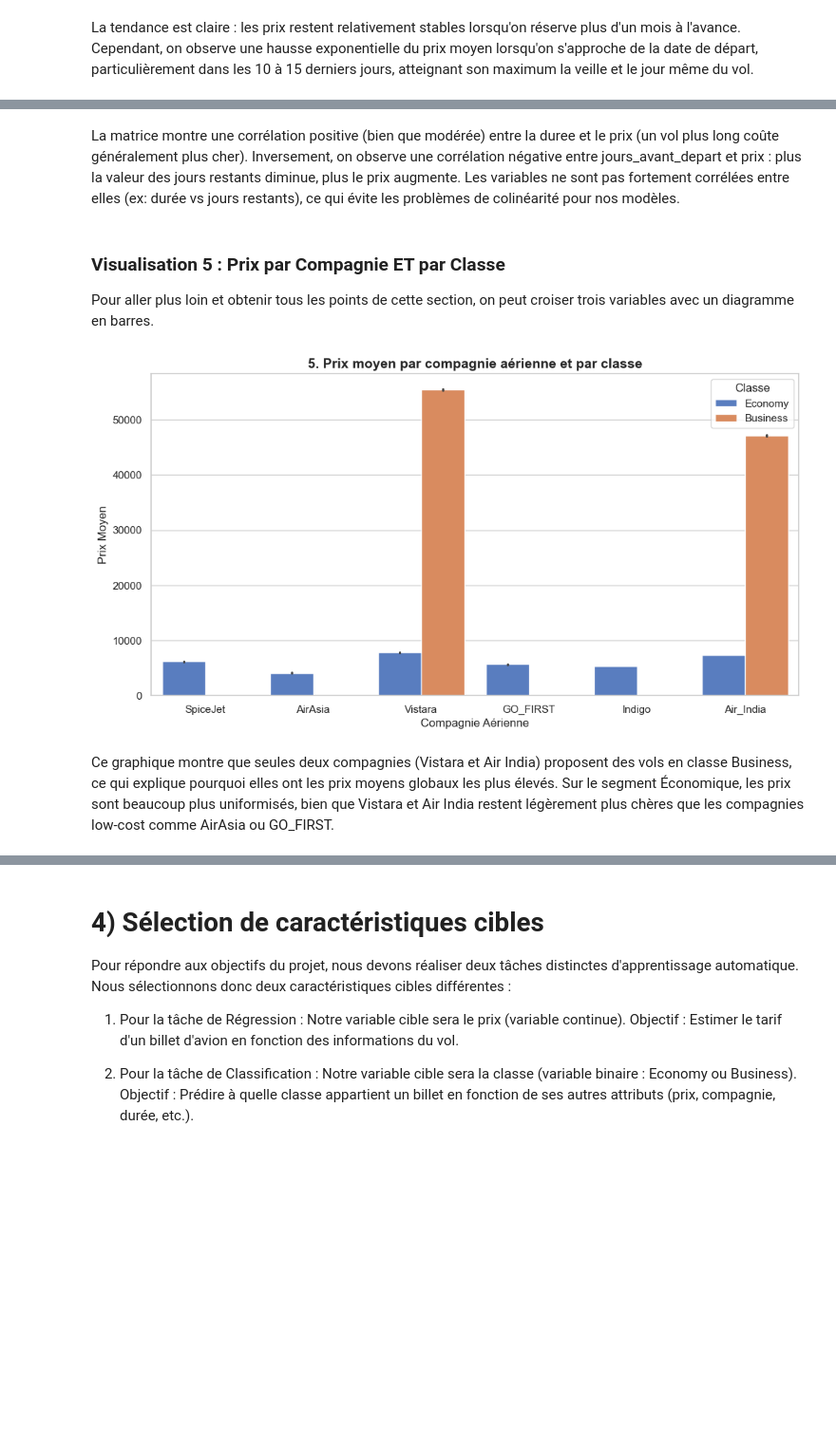
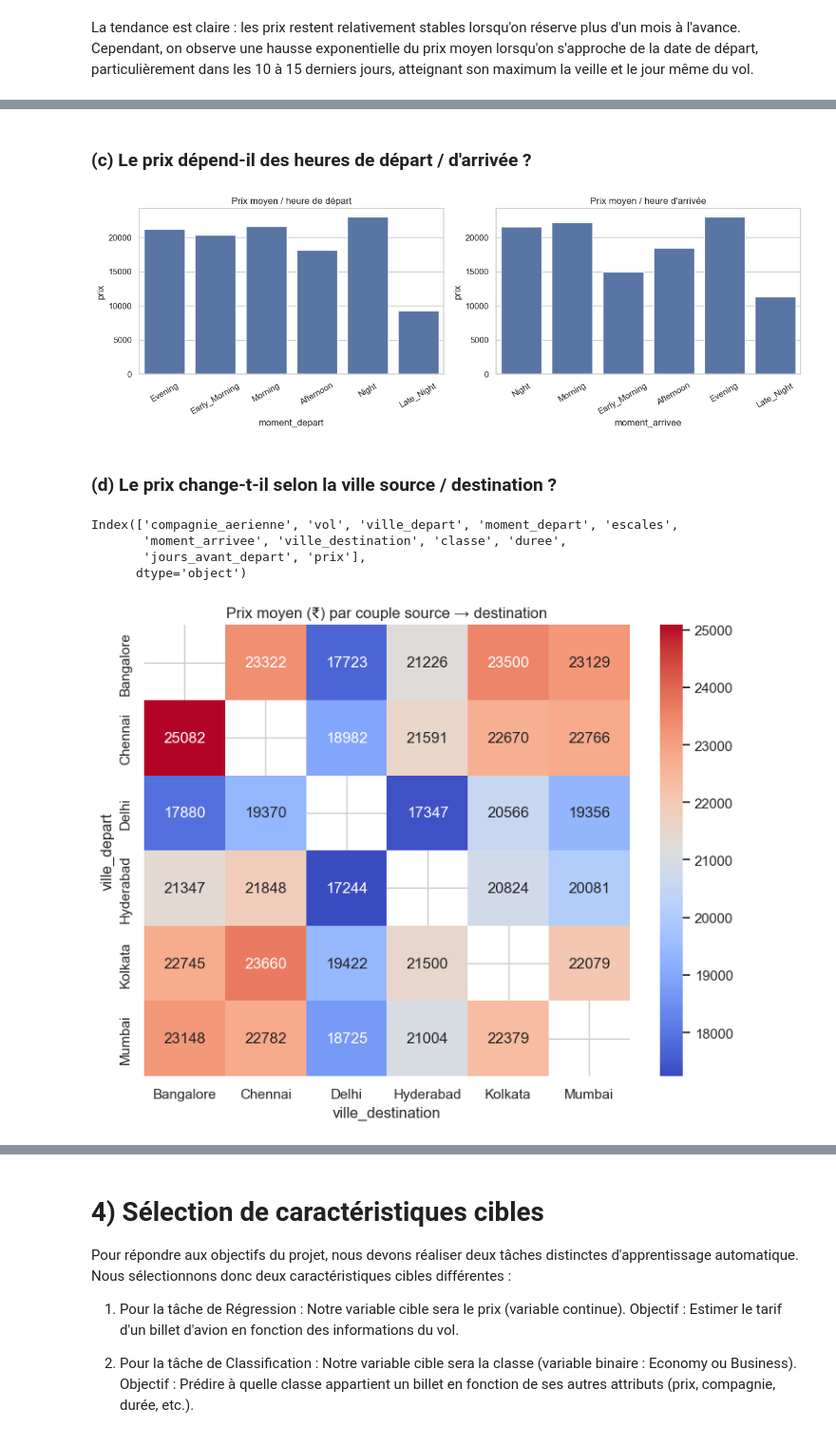
Before and after one commit to eliotthbn/fondement_ia, a Jupyter notebook: Projet.ipynb, the cells around one changed output, grey strips where cells are left out. Shown at 95% size. Drawn from its saved outputs; the diff is of its cells as text; code cells hidden in the pictures; blank space fills up the shorter version.

Commit message:
Changement etape 3

```diff
--- a/Projet.ipynb
+++ b/Projet.ipynb
@@ -281,17 +294,29 @@ plt.show()
-# %% [markdown]
-La matrice montre une corrélation positive (bien que modérée) entre la duree et le prix (un vol plus long coûte généralement plus cher). Inversement, on observe une corrélation négative entre jours_avant_depart et prix : plus la valeur des jours restants diminue, plus le prix augmente. Les variables ne sont pas fortement corrélées entre elles (ex: durée vs jours restants), ce qui évite les problèmes de colinéarité pour nos modèles.
-# %% [markdown]
-### Visualisation 5 : Prix par Compagnie ET par Classe
-Pour aller plus loin et obtenir tous les points de cette section, on peut croiser trois variables avec un diagramme en barres.
-# %%
-plt.figure(figsize=(12, 6))
-sns.barplot(x='compagnie_aerienne', y='prix', hue='classe', data=donnees_vols, palette='muted')
-plt.title('5. Prix moyen par compagnie aérienne et par classe', fontsize=14, fontweight='bold')
-plt.xlabel('Compagnie Aérienne', fontsize=12)
-plt.ylabel('Prix Moyen', fontsize=12)
-plt.legend(title='Classe')
-plt.show()
-# %% [output]
-[figure, removed]
-# %% [markdown]
-Ce graphique montre que seules deux compagnies (Vistara et Air India) proposent des vols en classe Business, ce qui explique pourquoi elles ont les prix moyens globaux les plus élevés. Sur le segment Économique, les prix sont beaucoup plus uniformisés, bien que Vistara et Air India restent légèrement plus chères que les compagnies low-cost comme AirAsia ou GO_FIRST.
+# %% [markdown]
+### (c) Le prix dépend-il des heures de départ / d'arrivée ?
+# %%
+fig, ax = plt.subplots(1, 2, figsize=(13,4.5))
+sns.barplot(data=donnees_vols, x='moment_depart', y='prix', ax=ax[0], errorbar=None)
+ax[0].set_title("Prix moyen / heure de départ"); ax[0].tick_params(axis='x', rotation=30)
+sns.barplot(data=donnees_vols, x='moment_arrivee', y='prix', ax=ax[1], errorbar=None)
+ax[1].set_title("Prix moyen / heure d'arrivée"); ax[1].tick_params(axis='x', rotation=30)
+plt.tight_layout(); plt.show()
+# %% [output]
+[figure, added]
+# %% [markdown]
+### (d) Le prix change-t-il selon la ville source / destination ?
+# %%
+print(donnees_vols.columns)
+# %% [output]
+Index(['compagnie_aerienne', 'vol', 'ville_depart', 'moment_depart', 'escales',
+       'moment_arrivee', 'ville_destination', 'classe', 'duree',
+       'jours_avant_depart', 'prix'],
+      dtype='object')
+# %%
+pvt = donnees_vols.pivot_table(index='ville_depart', columns='ville_destination',
+                     values='prix', aggfunc='mean')
+plt.figure(figsize=(7.5,6))
+sns.heatmap(pvt, annot=True, fmt=".0f", cmap="coolwarm")
+plt.title("Prix moyen (₹) par couple source → destination")
+plt.tight_layout(); plt.show()
+# %% [output]
+[figure, added]
```
Also changed, not shown: parts of 18 cells of this notebook, 1 other file.
